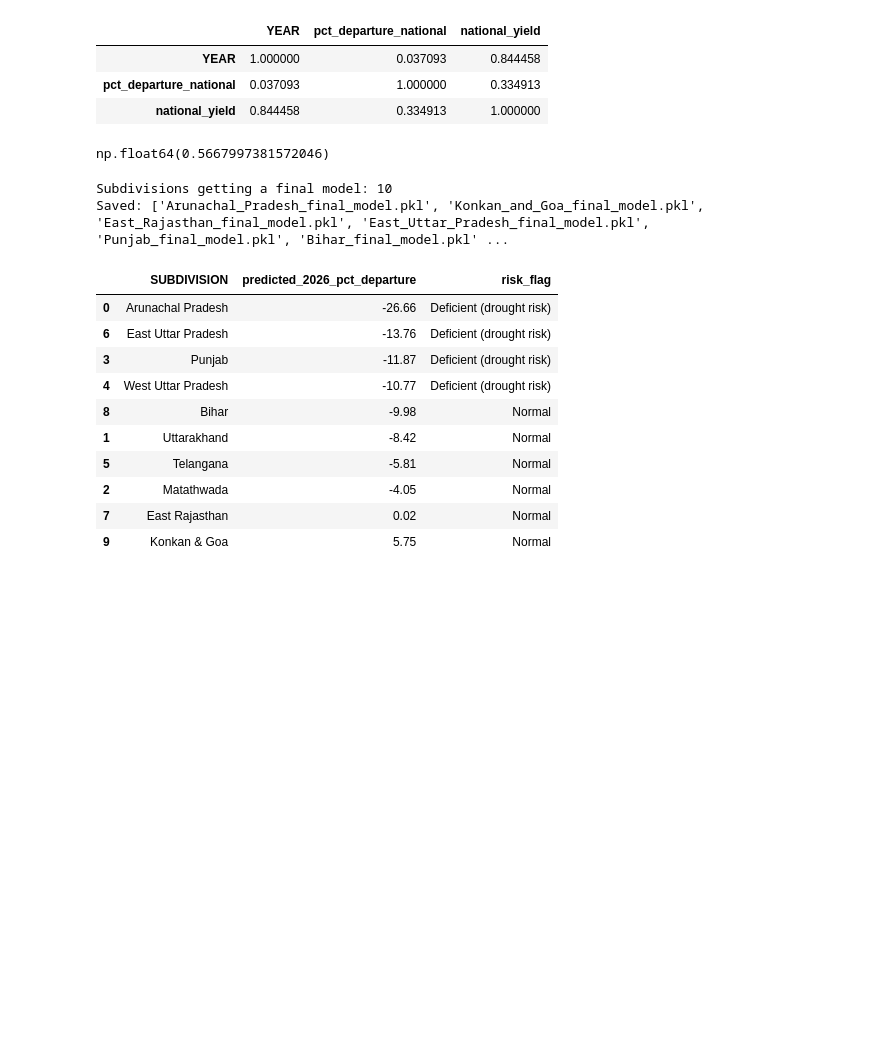
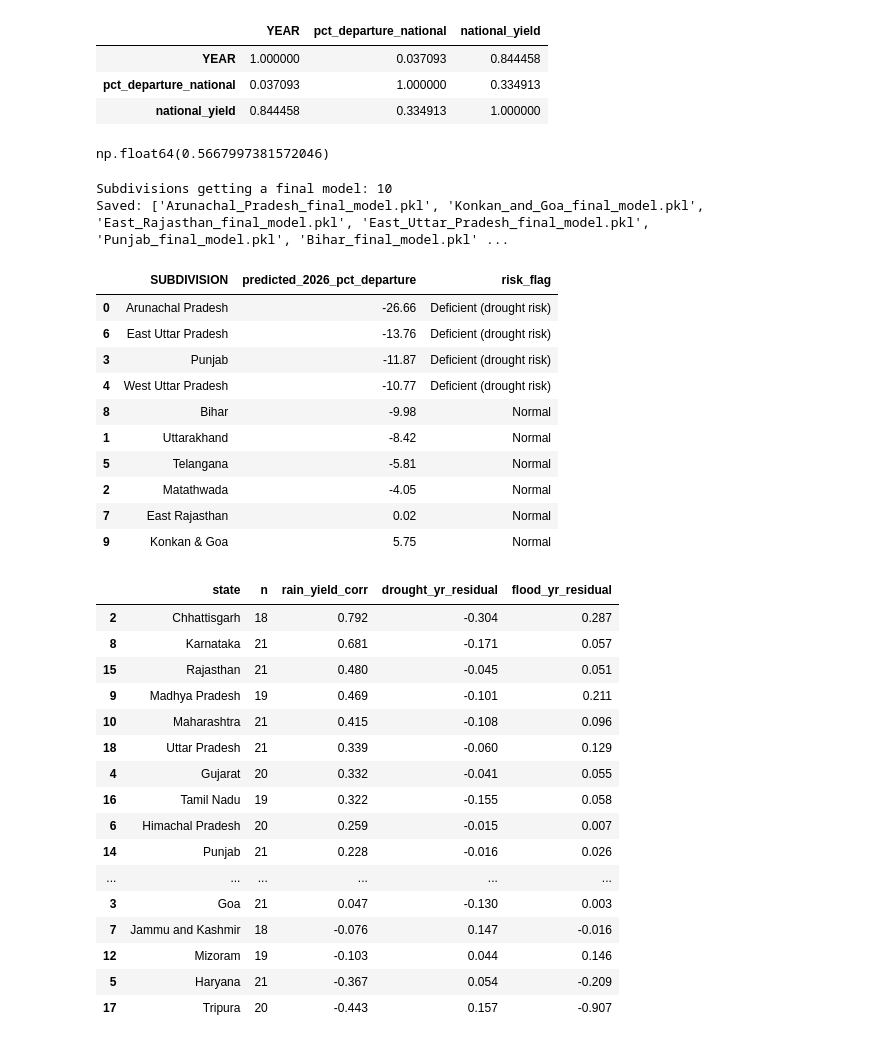
Before and after one commit to Tirumalashreya/monsoons-detection, a Jupyter notebook: notebooks/eda.ipynb, the cells around one changed output. Cells and saved outputs as stored; diff of their text form; code cells hidden in the pictures; blank space fills up the shorter version.

```diff
--- a/notebooks/eda.ipynb
+++ b/notebooks/eda.ipynb
@@ -502,3 +502,94 @@ forecast_2026
 | 2 | Matathwada | -4.05 | Normal |
 | 7 | East Rajasthan | 0.02 | Normal |
 | 9 | Konkan & Goa | 5.75 | Normal |
+# %%
+
+STATE_TO_SUBDIVISIONS = {
+    'Andaman and Nicobar Island': ['Andaman & Nicobar Islands'],
+    'Andhra Pradesh': ['Coastal Andhra Pradesh', 'Rayalseema'],
+    'Arunachal Pradesh': ['Arunachal Pradesh'],
+    'Assam': ['Assam & Meghalaya'],
+    'Bihar': ['Bihar'],
+    'Chhattisgarh': ['Chhattisgarh'],
+    'Goa': ['Konkan & Goa'],
+    'Gujarat': ['Gujarat Region', 'Saurashtra & Kutch'],
+    'Haryana': ['Haryana Delhi & Chandigarh'],
+    'Himachal Pradesh': ['Himachal Pradesh'],
+    'Jammu and Kashmir': ['Jammu & Kashmir'],
+    'Jharkhand': ['Jharkhand'],
+    'Karnataka': ['Coastal Karnataka', 'North Interior Karnataka', 'South Interior Karnataka'],
+    'Kerala': ['Kerala'],
+    'Madhya Pradesh': ['East Madhya Pradesh', 'West Madhya Pradesh'],
+    'Maharashtra': ['Konkan & Goa', 'Madhya Maharashtra', 'Matathwada', 'Vidarbha'],
+    'Manipur': ['Naga Mani Mizo Tripura'],
+    'Meghalaya': ['Assam & Meghalaya'],
+    'Mizoram': ['Naga Mani Mizo Tripura'],
+    'Nagaland': ['Naga Mani Mizo Tripura'],
+    'Odisha': ['Orissa'],
+    'Punjab': ['Punjab'],
+    'Rajasthan': ['East Rajasthan', 'West Rajasthan'],
+    'Tamil Nadu': ['Tamil Nadu'],
+    'Telangana': ['Telangana'],
+    'Tripura': ['Naga Mani Mizo Tripura'],
+    'Uttar Pradesh': ['East Uttar Pradesh', 'West Uttar Pradesh'],
+    'Uttarakhand': ['Uttarakhand'],
+    'West Bengal': ['Gangetic West Bengal', 'Sub Himalayan West Bengal & Sikkim'],
+}
+
+kharif_rice_all = crop[(crop["season"].str.strip() == "Kharif") & (crop["crop"] == "Rice")]
+state_yield = kharif_rice_all.groupby(["state", "year"]).agg(
+    area=("area", "sum"), production=("production", "sum")
+).reset_index()
+state_yield["yield"] = state_yield["production"] / state_yield["area"]
+
+agri_vuln_results = []
+for state, subs in STATE_TO_SUBDIVISIONS.items():
+    sy = state_yield[state_yield["state"] == state].copy()
+    if len(sy) < 10:
+        continue
+    X = sy[["year"]].values
+    y = sy["yield"].values
+    trend = LinearRegression().fit(X, y)
+    sy["residual"] = y - trend.predict(X)
+
+    sub_rain = regional_df[regional_df["SUBDIVISION"].isin(subs)].groupby("YEAR")["jjas_pct_departure"].mean().reset_index()
+    sub_rain = sub_rain.rename(columns={"YEAR": "year"})
+    merged = sy.merge(sub_rain, on="year", how="inner")
+    if len(merged) < 8:
+        continue
+    corr = merged["residual"].corr(merged["jjas_pct_departure"])
+
+    sub_risk = regional_df[regional_df["SUBDIVISION"].isin(subs)].groupby("YEAR")["risk_flag"].agg(
+        lambda x: x.mode()[0] if len(x) > 0 else "Normal"
+    ).reset_index().rename(columns={"YEAR": "year"})
+    merged2 = merged.merge(sub_risk, on="year", how="left")
+    drought_impact = merged2[merged2["risk_flag"].str.contains("Deficient", na=False)]["residual"].mean()
+    flood_impact = merged2[merged2["risk_flag"].str.contains("Excess", na=False)]["residual"].mean()
+
+    agri_vuln_results.append((state, len(merged), round(corr, 3),
+                               round(drought_impact, 3) if pd.notna(drought_impact) else None,
+                               round(flood_impact, 3) if pd.notna(flood_impact) else None))
+
+agriculture_vulnerability = pd.DataFrame(
+    agri_vuln_results, columns=["state", "n", "rain_yield_corr", "drought_yr_residual", "flood_yr_residual"]
+).sort_values("rain_yield_corr", ascending=False)
+agriculture_vulnerability.to_csv("../data/processed/agriculture_vulnerability.csv", index=False)
+agriculture_vulnerability
+# %% [output]
+|  | state | n | rain_yield_corr | drought_yr_residual | flood_yr_residual |
+| 2 | Chhattisgarh | 18 | 0.792 | -0.304 | 0.287 |
+| 8 | Karnataka | 21 | 0.681 | -0.171 | 0.057 |
+| 15 | Rajasthan | 21 | 0.480 | -0.045 | 0.051 |
+| 9 | Madhya Pradesh | 19 | 0.469 | -0.101 | 0.211 |
+| 10 | Maharashtra | 21 | 0.415 | -0.108 | 0.096 |
+| 18 | Uttar Pradesh | 21 | 0.339 | -0.060 | 0.129 |
+| 4 | Gujarat | 20 | 0.332 | -0.041 | 0.055 |
+| 16 | Tamil Nadu | 19 | 0.322 | -0.155 | 0.058 |
+| 6 | Himachal Pradesh | 20 | 0.259 | -0.015 | 0.007 |
+| 14 | Punjab | 21 | 0.228 | -0.016 | 0.026 |
+| ... | ... | ... | ... | ... | ... |
+| 3 | Goa | 21 | 0.047 | -0.130 | 0.003 |
+| 7 | Jammu and Kashmir | 18 | -0.076 | 0.147 | -0.016 |
+| 12 | Mizoram | 19 | -0.103 | 0.044 | 0.146 |
+| 5 | Haryana | 21 | -0.367 | 0.054 | -0.209 |
+| 17 | Tripura | 20 | -0.443 | 0.157 | -0.907 |
```
Also changed, not shown: parts of 2 cells of this notebook, 6 other files.
